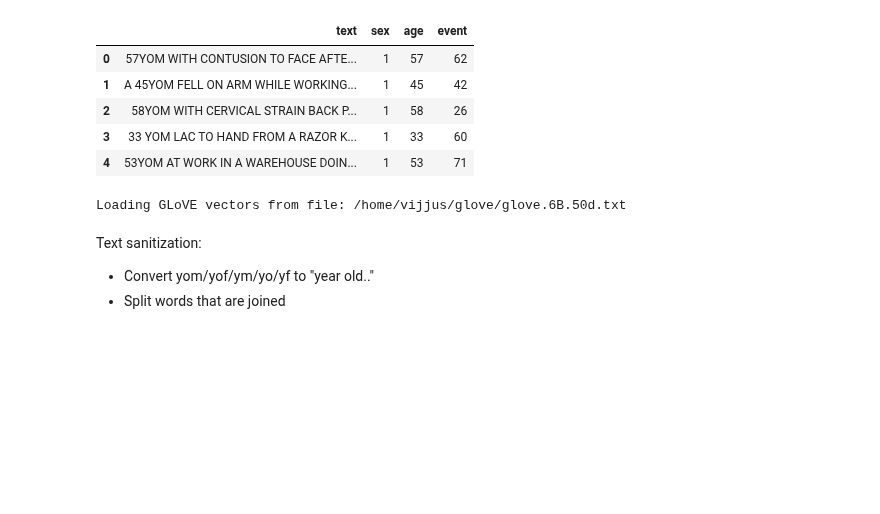
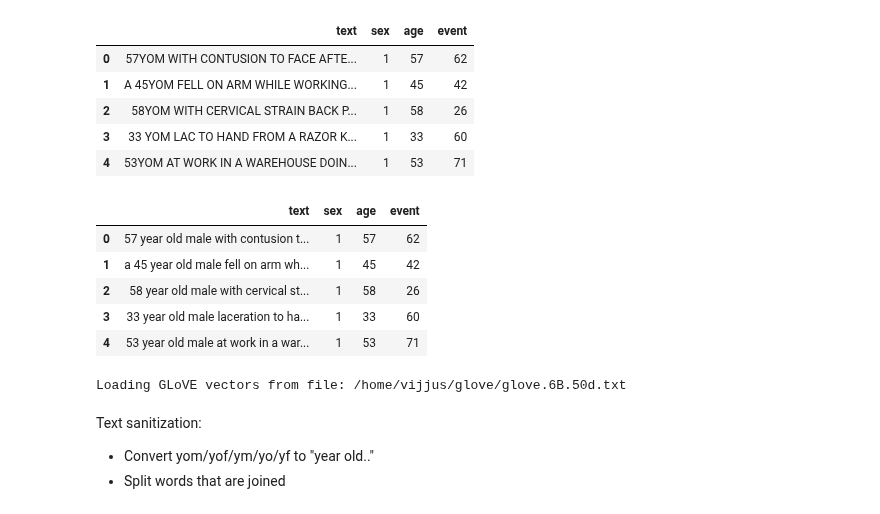
Before and after one commit to vijjus/CDC-OIICS, a Jupyter notebook: OIICS_EDA.ipynb, the cells around one changed output. Saved outputs shown, nothing was run; the diff lists cells and outputs as text; code cells hidden in the pictures; blank space fills up the shorter version.

```diff
--- a/OIICS_EDA.ipynb
+++ b/OIICS_EDA.ipynb
@@ -18,0 +22,9 @@ data.head()
+# %%
+data.head()
+# %% [output]
+|  | text | sex | age | event |
+| 0 | 57 year old male with contusion t... | 1 | 57 | 62 |
+| 1 | a 45 year old male fell on arm wh... | 1 | 45 | 42 |
+| 2 | 58 year old male with cervical st... | 1 | 58 | 26 |
+| 3 | 33 year old male laceration to ha... | 1 | 33 | 60 |
+| 4 | 53 year old male at work in a war... | 1 | 53 | 71 |
```
Also changed, not shown: parts of 19 cells of this notebook, 1 other file.
